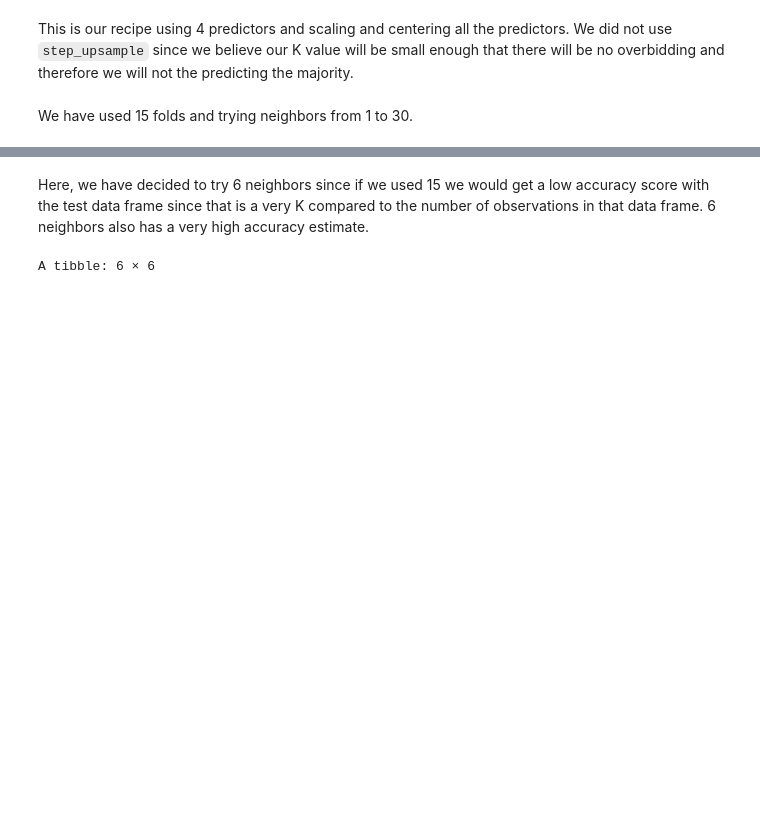
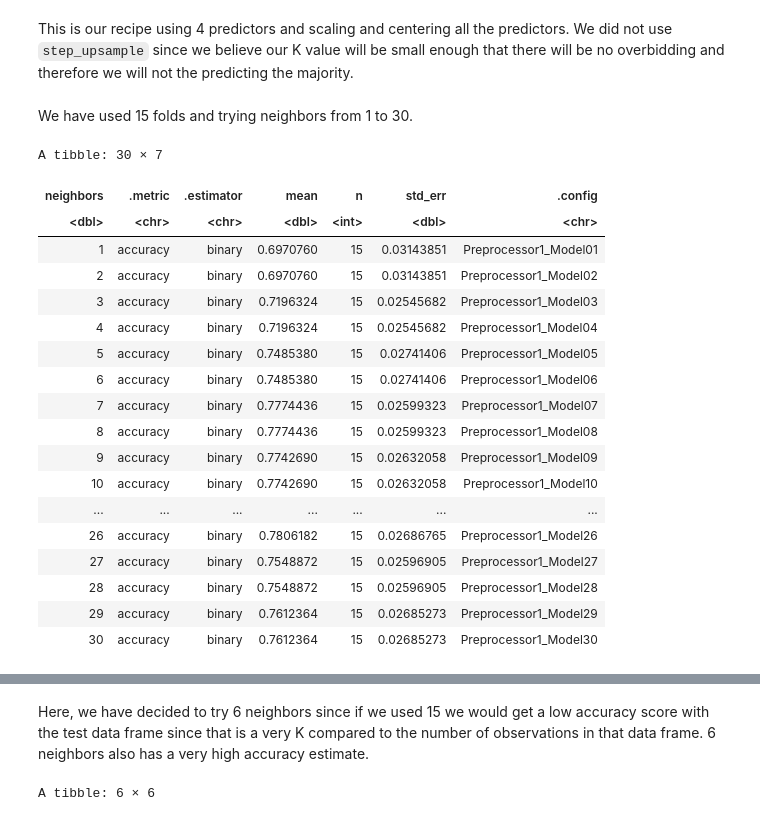
Before and after one commit to narjisaa/dsci-100-2023w1-group-10, a Jupyter notebook: group_project_report.ipynb, the cells around one changed output, grey strips where cells are left out. Saved outputs shown, nothing was run; the diff lists cells and outputs as text; code cells hidden in the pictures; blank space fills up the shorter version.

```diff
--- a/group_project_report.ipynb
+++ b/group_project_report.ipynb
@@ -255,3 +256,32 @@ knn_spec_tune <- nearest_neighbor(weight_func = "rectangular",
   set_mode("classification")
 # %% [markdown]
 We have used 15 folds and trying neighbors from 1 to 30.
+# %%
+knn_results <- workflow() |>
+                 add_recipe(diabetes_recipe) |>
+                 add_model(knn_spec_tune) |>
+                 tune_grid(resamples = diabetes_vfold, grid = k_vals)|>
+                 collect_metrics()
+accuracies <- knn_results |>
+  filter(.metric == "accuracy")
+head(accuracies)
+# %% [output]
+A tibble: 30 × 7
+| neighbors | .metric | .estimator | mean | n | std_err | .config |
+| <dbl> | <chr> | <chr> | <dbl> | <int> | <dbl> | <chr> |
+| 1 | accuracy | binary | 0.6970760 | 15 | 0.03143851 | Preprocessor1_Model01 |
+| 2 | accuracy | binary | 0.6970760 | 15 | 0.03143851 | Preprocessor1_Model02 |
+| 3 | accuracy | binary | 0.7196324 | 15 | 0.02545682 | Preprocessor1_Model03 |
+| 4 | accuracy | binary | 0.7196324 | 15 | 0.02545682 | Preprocessor1_Model04 |
+| 5 | accuracy | binary | 0.7485380 | 15 | 0.02741406 | Preprocessor1_Model05 |
+| 6 | accuracy | binary | 0.7485380 | 15 | 0.02741406 | Preprocessor1_Model06 |
+| 7 | accuracy | binary | 0.7774436 | 15 | 0.02599323 | Preprocessor1_Model07 |
+| 8 | accuracy | binary | 0.7774436 | 15 | 0.02599323 | Preprocessor1_Model08 |
+| 9 | accuracy | binary | 0.7742690 | 15 | 0.02632058 | Preprocessor1_Model09 |
+| 10 | accuracy | binary | 0.7742690 | 15 | 0.02632058 | Preprocessor1_Model10 |
+| ... | ... | ... | ... | ... | ... | ... |
+| 26 | accuracy | binary | 0.7806182 | 15 | 0.02686765 | Preprocessor1_Model26 |
+| 27 | accuracy | binary | 0.7548872 | 15 | 0.02596905 | Preprocessor1_Model27 |
+| 28 | accuracy | binary | 0.7548872 | 15 | 0.02596905 | Preprocessor1_Model28 |
+| 29 | accuracy | binary | 0.7612364 | 15 | 0.02685273 | Preprocessor1_Model29 |
+| 30 | accuracy | binary | 0.7612364 | 15 | 0.02685273 | Preprocessor1_Model30 |
```
Also changed, not shown: parts of 9 cells of this notebook.
